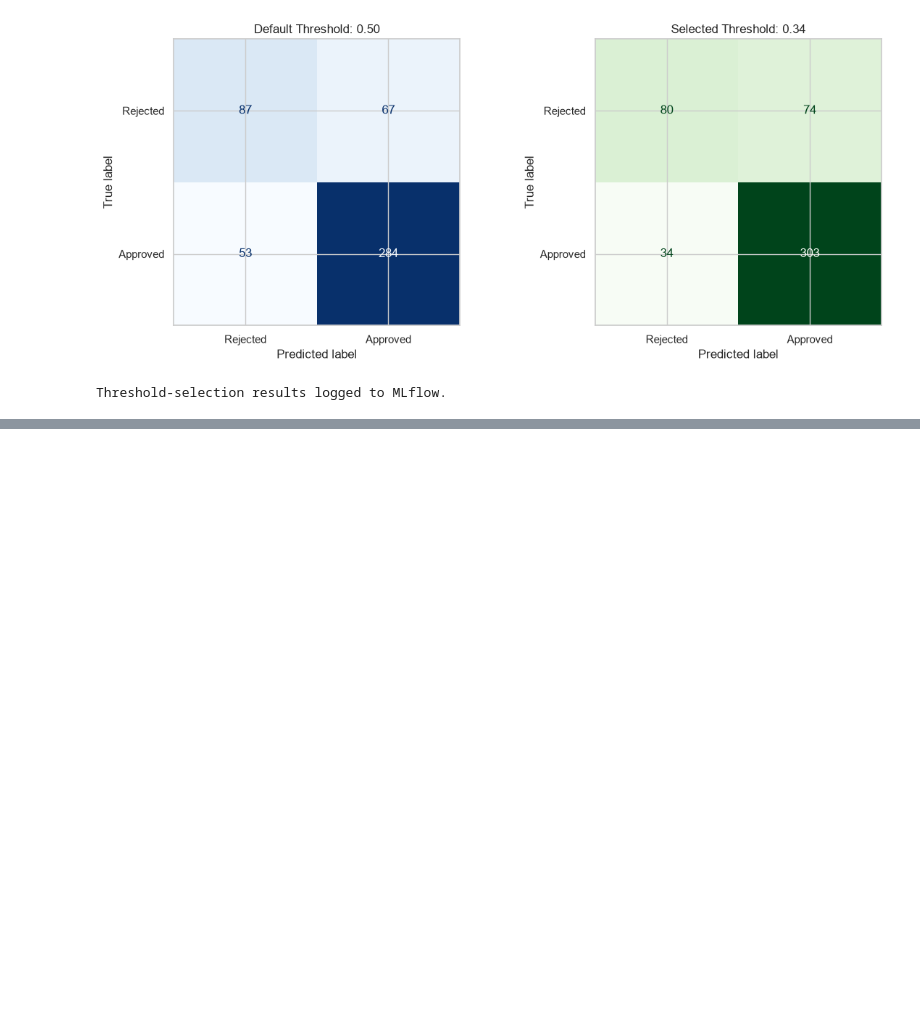
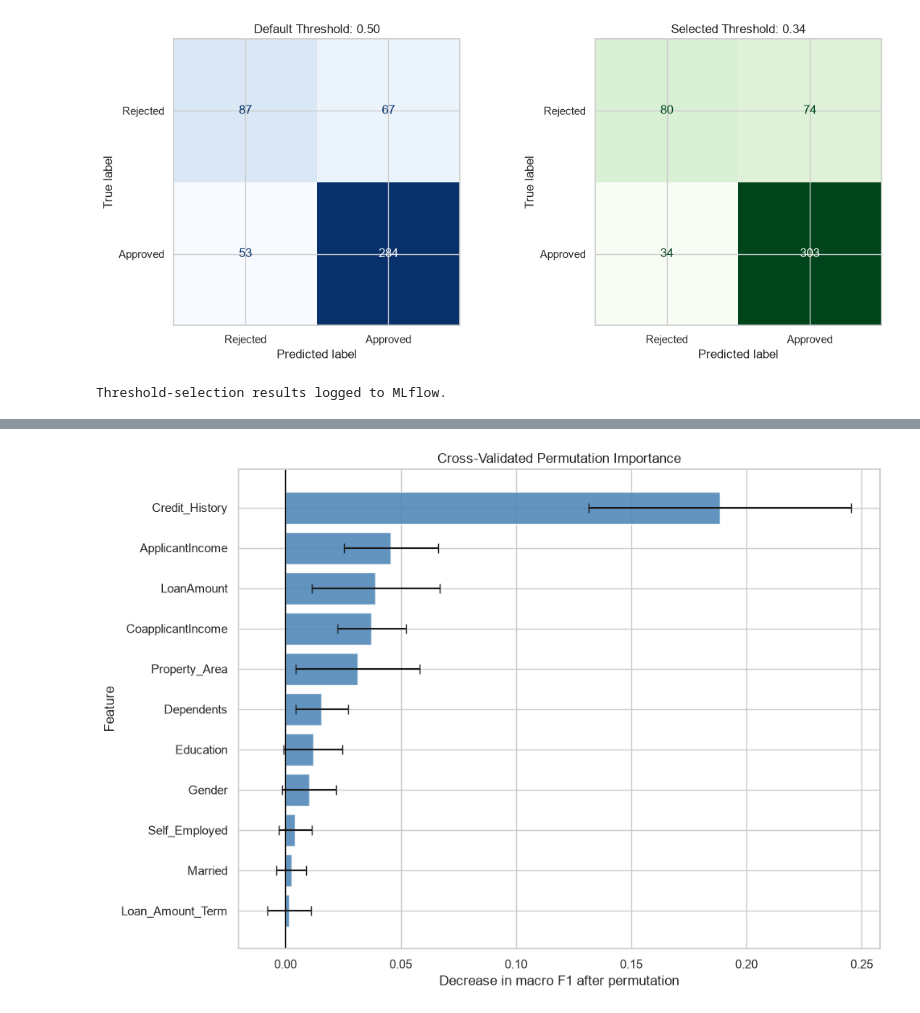
Before and after one commit to al-rafi-DSC/Loan_Approval_Predictor, a Jupyter notebook: main.ipynb, the cells around one changed output, grey strips where cells are left out. Cells and saved outputs as stored; diff of their text form; code cells hidden in the pictures; blank space fills up the shorter version.

```diff
--- a/main.ipynb
+++ b/main.ipynb
@@ -2257,0 +2327,19 @@ Threshold-selection results logged to MLflow.
+# %%
+permutation_importance_summary = (
+    fold_importance_results
+    .groupby("feature")["importance"]
+    .agg(["mean", "std"])
+    .rename(columns={
+        "mean": "importance_mean",
+        "std": "importance_std",
+    })
+    .sort_values(
+        "importance_mean",
+        ascending=False,
+    )
+    .reset_index()
+)
+
+display(
+    permutation_importance_summary.round(4)
+)
@@ -2257,0 +2359,33 @@ Threshold-selection results logged to MLflow.
+# %%
+importance_plot_data = (
+    permutation_importance_summary
+    .sort_values("importance_mean")
+)
+
+fig, ax = plt.subplots(figsize=(10, 7))
+
+ax.barh(
+    importance_plot_data["feature"],
+    importance_plot_data["importance_mean"],
+    xerr=importance_plot_data["importance_std"],
+    color="steelblue",
+    alpha=0.85,
+    capsize=4,
+)
+
+ax.axvline(
+    0,
+    color="black",
+    linewidth=1,
+)
+
+ax.set(
+    title="Cross-Validated Permutation Importance",
+    xlabel="Decrease in macro F1 after permutation",
+    ylabel="Feature",
+)
+
+plt.tight_layout()
+plt.show()
+# %% [output]
+[figure, added]
```
Also changed, not shown: parts of 36 cells of this notebook, 5 other files.
